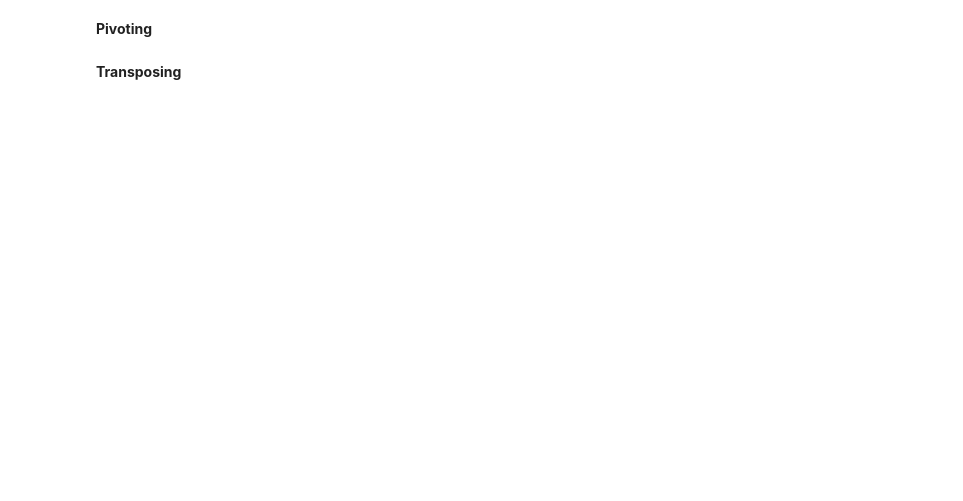
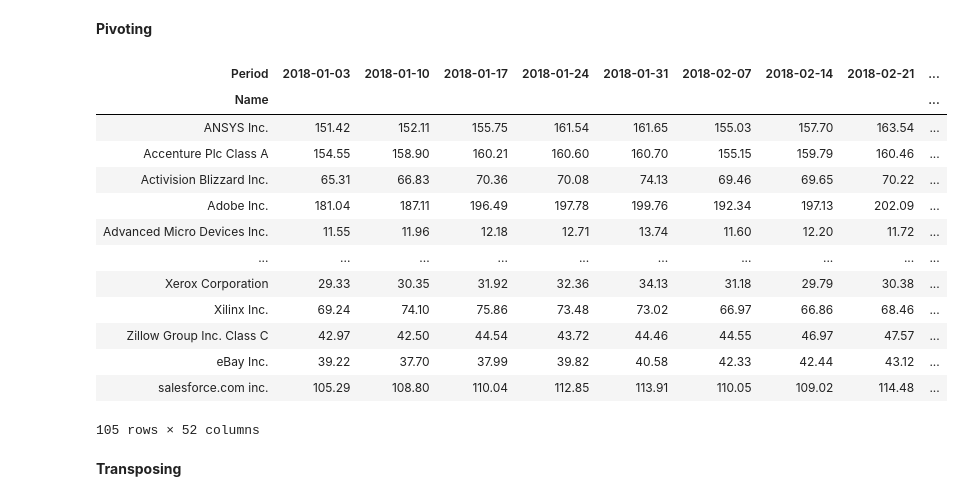
Before and after one commit to MaastrichtU-Library/data-science-bootcamp, a Jupyter notebook: notebooks/3 - Data Wrangling with Pandas.ipynb, the cells around one changed output. Cells and saved outputs as stored; diff of their text form; code cells hidden in the pictures; blank space fills up the shorter version.

```diff
--- a/notebooks/3 - Data Wrangling with Pandas.ipynb
+++ b/notebooks/3 - Data Wrangling with Pandas.ipynb
@@ -153,7 +440,24 @@ IT_2018_df_.iloc[:,~IT_2018_df_.columns.isin(['index','Period_YYYYMMDD','month',
 # %% [markdown]
 **Pivoting**
 # %%
-summary_IT = pd.pivot_table(IT_2018_df_, index='Name', columns='Period')
+summary_IT = pd.pivot_table(IT_2018_df_, index=['Name'], columns='Period', values='Price_USD')
+# %%
+summary_IT
+# %% [output]
+| Period | 2018-01-03 | 2018-01-10 | 2018-01-17 | 2018-01-24 | 2018-01-31 | 2018-02-07 | 2018-02-14 | 2018-02-21 | ... |
+| Name |  |  |  |  |  |  |  |  | ... |
+| ANSYS Inc. | 151.42 | 152.11 | 155.75 | 161.54 | 161.65 | 155.03 | 157.70 | 163.54 | ... |
+| Accenture Plc Class A | 154.55 | 158.90 | 160.21 | 160.60 | 160.70 | 155.15 | 159.79 | 160.46 | ... |
+| Activision Blizzard Inc. | 65.31 | 66.83 | 70.36 | 70.08 | 74.13 | 69.46 | 69.65 | 70.22 | ... |
+| Adobe Inc. | 181.04 | 187.11 | 196.49 | 197.78 | 199.76 | 192.34 | 197.13 | 202.09 | ... |
+| Advanced Micro Devices Inc. | 11.55 | 11.96 | 12.18 | 12.71 | 13.74 | 11.60 | 12.20 | 11.72 | ... |
+| ... | ... | ... | ... | ... | ... | ... | ... | ... | ... |
+| Xerox Corporation | 29.33 | 30.35 | 31.92 | 32.36 | 34.13 | 31.18 | 29.79 | 30.38 | ... |
+| Xilinx Inc. | 69.24 | 74.10 | 75.86 | 73.48 | 73.02 | 66.97 | 66.86 | 68.46 | ... |
+| Zillow Group Inc. Class C | 42.97 | 42.50 | 44.54 | 43.72 | 44.46 | 44.55 | 46.97 | 47.57 | ... |
+| eBay Inc. | 39.22 | 37.70 | 37.99 | 39.82 | 40.58 | 42.33 | 42.44 | 43.12 | ... |
+| salesforce.com inc. | 105.29 | 108.80 | 110.04 | 112.85 | 113.91 | 110.05 | 109.02 | 114.48 | ... |
+105 rows × 52 columns
 # %% [markdown]
 **Transposing**
 # %%
```
Also changed, not shown: parts of 58 cells of this notebook, 3 other files.
